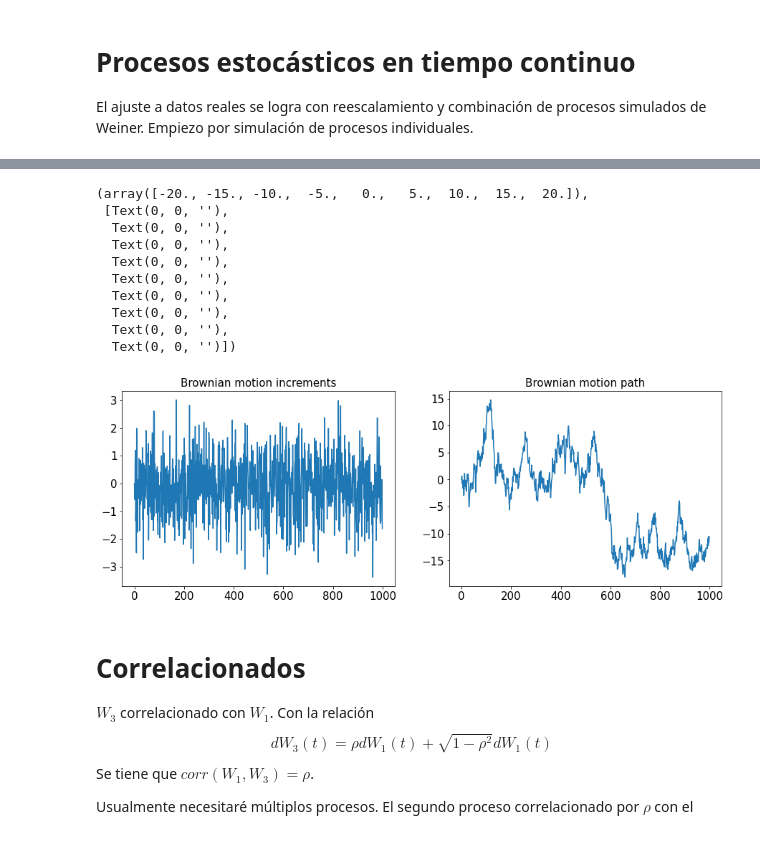
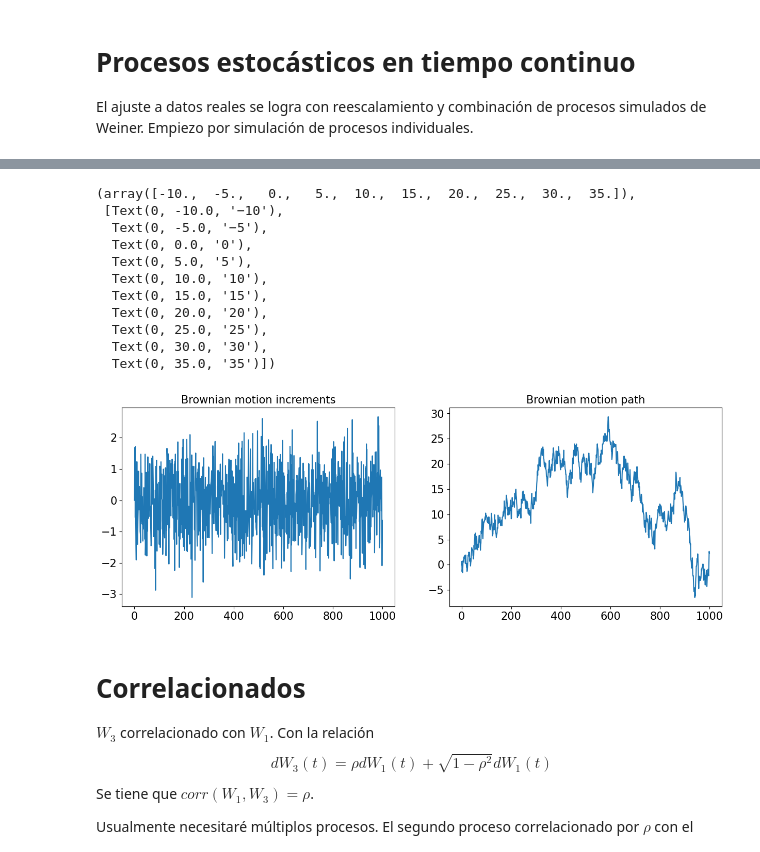
Before and after one commit to msanchezr99/Talleres_estocasticos1, a Jupyter notebook: Procesos_estoc_continuos/Mov_browniano.ipynb, the cells around one changed output, grey strips where cells are left out. Cells and saved outputs as stored; diff of their text form; code cells hidden in the pictures.

```diff
--- a/Procesos_estoc_continuos/Mov_browniano.ipynb
+++ b/Procesos_estoc_continuos/Mov_browniano.ipynb
@@ -23,12 +23,12 @@ def get_dW(n: int, Ts: float=1 , d: int =1, random_state: Optional[int] = None)
     dW=np.concatenate((W_0,sample),axis=0) #Agrego el punto inicial 0 de partida (para cada vector)
     return dW
 
-def get_W(n: int, Ts: float, d:int = 1,random_state: Optional[int] = None) -> np.ndarray:
+def get_W(n: int, Ts: float=1, d:int = 1,random_state: Optional[int] = None) -> np.ndarray:
     """
     Simula d movimientos Brownianos de n muestras sampleadas en intervalos Ts unidades de tiempo.
     Retorna cada columnda de la matriz como el vector de sumas acumuladas.
     """
-    dW = get_dW(n,Ts,d=d,random_state=random_state)
+    dW = get_dW(n,Ts=Ts,d=d,random_state=random_state)
 
     return np.cumsum(dW,axis=0) #Cum sum retorna un vector y cada entrada se convierte en la suma acumulada
 
@@ -55,34 +55,36 @@ plt.show()
 # %%
-dW = get_dW(T=1_000)
-W = get_W(T=1_000)
+#simulación individual
+dW = get_dW(1_000)
+W = get_W(1_000)
 
 fig = plt.figure(figsize=(15, 5))
 
 title = "Brownian motion increments"
 plt.subplot(1, 2, 1)
 plt.plot(dW)
 plt.gca().set_title(title, fontsize=15)
 plt.xticks(fontsize=15)
 plt.yticks(fontsize=15)
 
 title = "Brownian motion path"
 plt.subplot(1, 2, 2)
 plt.plot(W)
 plt.gca().set_title(title, fontsize=15)
 plt.xticks(fontsize=15)
 plt.yticks(fontsize=15)
 # %% [output]
-(array([-20., -15., -10.,  -5.,   0.,   5.,  10.,  15.,  20.]),
- [Text(0, 0, ''),
-  Text(0, 0, ''),
-  Text(0, 0, ''),
-  Text(0, 0, ''),
-  Text(0, 0, ''),
-  Text(0, 0, ''),
-  Text(0, 0, ''),
-  Text(0, 0, ''),
-  Text(0, 0, '')])
+(array([-10.,  -5.,   0.,   5.,  10.,  15.,  20.,  25.,  30.,  35.]),
+ [Text(0, -10.0, '−10'),
+  Text(0, -5.0, '−5'),
+  Text(0, 0.0, '0'),
+  Text(0, 5.0, '5'),
+  Text(0, 10.0, '10'),
+  Text(0, 15.0, '15'),
+  Text(0, 20.0, '20'),
+  Text(0, 25.0, '25'),
+  Text(0, 30.0, '30'),
+  Text(0, 35.0, '35')])
-[figure, old version]
+[figure, new version]
 # %% [markdown]
 # Correlacionados
 $W_3$ correlacionado con $W_1$. Con la relación $$dW_3(t)=\rho dW_1(t)+\sqrt{1-\rho^2}dW_1(t)$$
```
Also changed, not shown: parts of 3 cells of this notebook, 1 other file.
